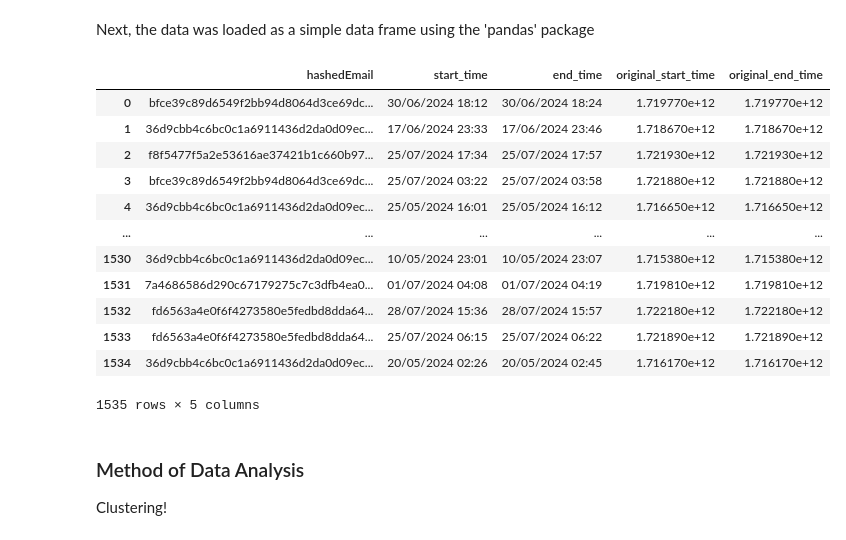
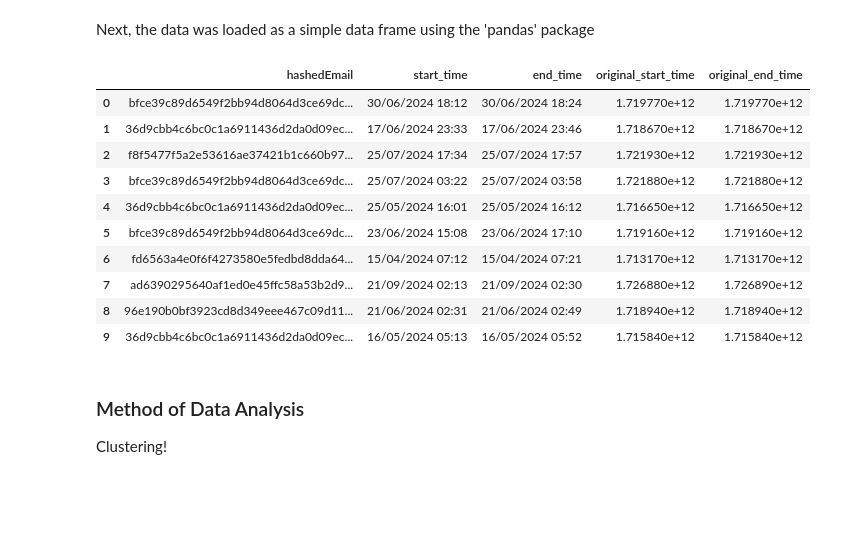
Before and after one commit to ryann-wilson/dsci-100-2024w1-group-104, a Jupyter notebook: datetime_data.ipynb, the cells around one changed output. Cells and saved outputs as stored; diff of their text form; code cells hidden in the pictures; blank space fills up the shorter version.

```diff
--- a/datetime_data.ipynb
+++ b/datetime_data.ipynb
@@ -34,22 +34,22 @@ set_config(transform_output="pandas")
 # %% [markdown]
 Next, the data was loaded as a simple data frame using the 'pandas' package
 # %%
-sessions_data = pd.read_csv('sessions.csv') # the file path for the dataframe in brackets
-sessions_data
+sessions_data = pd.read_csv(
+    'https://drive.google.com/uc?id=14O91N5OlVkvdGxXNJUj5jIsV5RexhzbB'
+) # the file path for the dataframe in brackets
+sessions_data.head(10)
 # %% [output]
 |  | hashedEmail | start_time | end_time | original_start_time | original_end_time |
 | 0 | bfce39c89d6549f2bb94d8064d3ce69dc... | 30/06/2024 18:12 | 30/06/2024 18:24 | 1.719770e+12 | 1.719770e+12 |
 | 1 | 36d9cbb4c6bc0c1a6911436d2da0d09ec... | 17/06/2024 23:33 | 17/06/2024 23:46 | 1.718670e+12 | 1.718670e+12 |
 | 2 | f8f5477f5a2e53616ae37421b1c660b97... | 25/07/2024 17:34 | 25/07/2024 17:57 | 1.721930e+12 | 1.721930e+12 |
 | 3 | bfce39c89d6549f2bb94d8064d3ce69dc... | 25/07/2024 03:22 | 25/07/2024 03:58 | 1.721880e+12 | 1.721880e+12 |
 | 4 | 36d9cbb4c6bc0c1a6911436d2da0d09ec... | 25/05/2024 16:01 | 25/05/2024 16:12 | 1.716650e+12 | 1.716650e+12 |
-| ... | ... | ... | ... | ... | ... |
-| 1530 | 36d9cbb4c6bc0c1a6911436d2da0d09ec... | 10/05/2024 23:01 | 10/05/2024 23:07 | 1.715380e+12 | 1.715380e+12 |
-| 1531 | 7a4686586d290c67179275c7c3dfb4ea0... | 01/07/2024 04:08 | 01/07/2024 04:19 | 1.719810e+12 | 1.719810e+12 |
-| 1532 | fd6563a4e0f6f4273580e5fedbd8dda64... | 28/07/2024 15:36 | 28/07/2024 15:57 | 1.722180e+12 | 1.722180e+12 |
-| 1533 | fd6563a4e0f6f4273580e5fedbd8dda64... | 25/07/2024 06:15 | 25/07/2024 06:22 | 1.721890e+12 | 1.721890e+12 |
-| 1534 | 36d9cbb4c6bc0c1a6911436d2da0d09ec... | 20/05/2024 02:26 | 20/05/2024 02:45 | 1.716170e+12 | 1.716170e+12 |
+| 5 | bfce39c89d6549f2bb94d8064d3ce69dc... | 23/06/2024 15:08 | 23/06/2024 17:10 | 1.719160e+12 | 1.719160e+12 |
+| 6 | fd6563a4e0f6f4273580e5fedbd8dda64... | 15/04/2024 07:12 | 15/04/2024 07:21 | 1.713170e+12 | 1.713170e+12 |
+| 7 | ad6390295640af1ed0e45ffc58a53b2d9... | 21/09/2024 02:13 | 21/09/2024 02:30 | 1.726880e+12 | 1.726890e+12 |
+| 8 | 96e190b0bf3923cd8d349eee467c09d11... | 21/06/2024 02:31 | 21/06/2024 02:49 | 1.718940e+12 | 1.718940e+12 |
+| 9 | 36d9cbb4c6bc0c1a6911436d2da0d09ec... | 16/05/2024 05:13 | 16/05/2024 05:52 | 1.715840e+12 | 1.715840e+12 |
-1535 rows × 5 columns
 # %% [markdown]
 ### Method of Data Analysis
 
```
